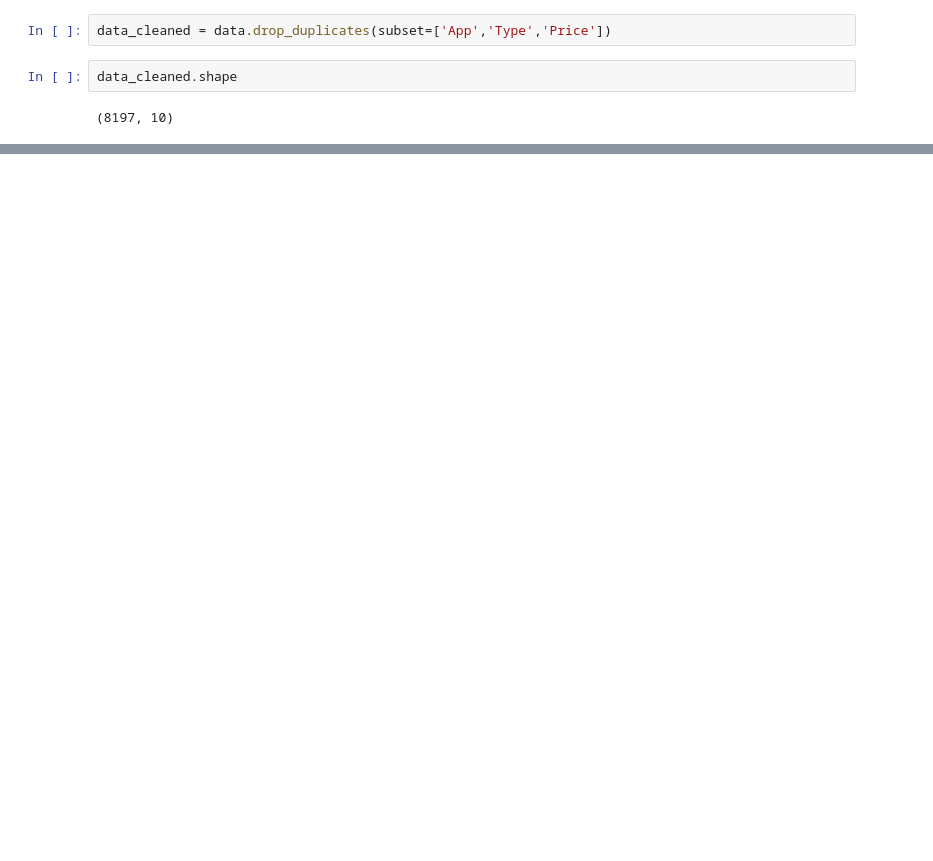
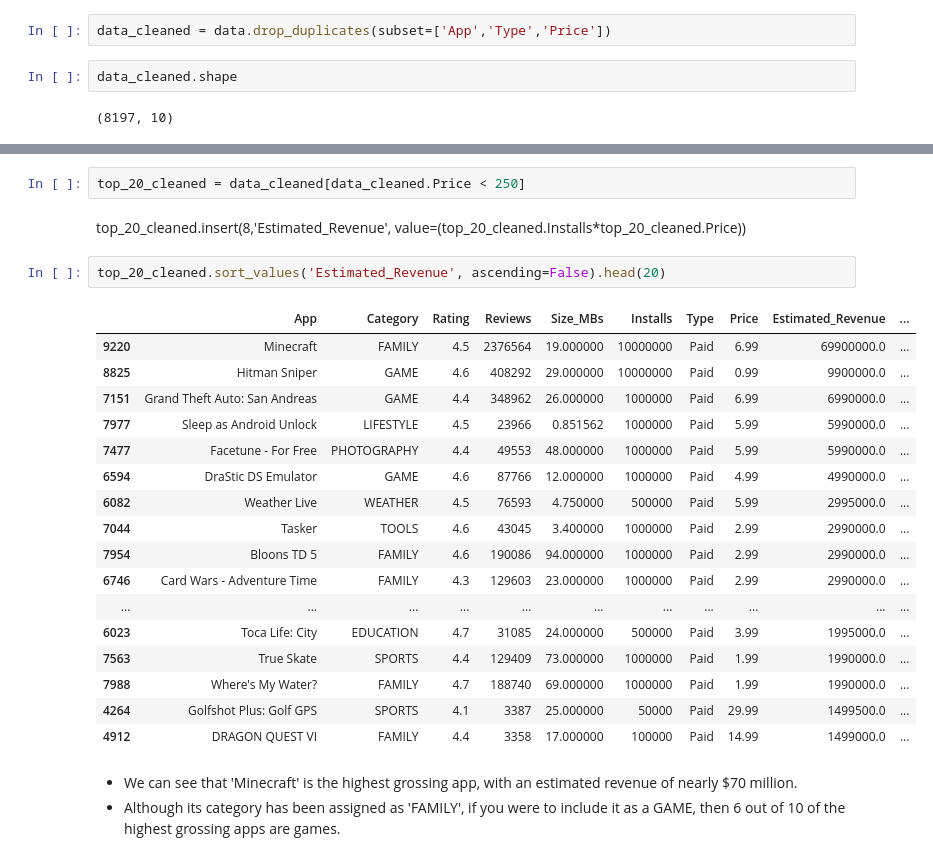
Before and after one commit to Am1tp/DataAnalysis-JupyterNotebook-GooglePlayStoreApps, a Jupyter notebook: GooglePlayStore.ipynb, the cells around one changed output, grey strips where cells are left out. Cells and saved outputs as stored; diff of their text form; blank space fills up the shorter version.

```diff
--- a/GooglePlayStore.ipynb
+++ b/GooglePlayStore.ipynb
@@ -217,0 +414,27 @@ data_cleaned.shape
+# %%
+top_20_cleaned = data_cleaned[data_cleaned.Price < 250]
+# %% [markdown]
+top_20_cleaned.insert(8,'Estimated_Revenue', value=(top_20_cleaned.Installs*top_20_cleaned.Price))
+# %%
+top_20_cleaned.sort_values('Estimated_Revenue', ascending=False).head(20)
+# %% [output]
+|  | App | Category | Rating | Reviews | Size_MBs | Installs | Type | Price | Estimated_Revenue | ... |
+| 9220 | Minecraft | FAMILY | 4.5 | 2376564 | 19.000000 | 10000000 | Paid | 6.99 | 69900000.0 | ... |
+| 8825 | Hitman Sniper | GAME | 4.6 | 408292 | 29.000000 | 10000000 | Paid | 0.99 | 9900000.0 | ... |
+| 7151 | Grand Theft Auto: San Andreas | GAME | 4.4 | 348962 | 26.000000 | 1000000 | Paid | 6.99 | 6990000.0 | ... |
+| 7977 | Sleep as Android Unlock | LIFESTYLE | 4.5 | 23966 | 0.851562 | 1000000 | Paid | 5.99 | 5990000.0 | ... |
+| 7477 | Facetune - For Free | PHOTOGRAPHY | 4.4 | 49553 | 48.000000 | 1000000 | Paid | 5.99 | 5990000.0 | ... |
+| 6594 | DraStic DS Emulator | GAME | 4.6 | 87766 | 12.000000 | 1000000 | Paid | 4.99 | 4990000.0 | ... |
+| 6082 | Weather Live | WEATHER | 4.5 | 76593 | 4.750000 | 500000 | Paid | 5.99 | 2995000.0 | ... |
+| 7044 | Tasker | TOOLS | 4.6 | 43045 | 3.400000 | 1000000 | Paid | 2.99 | 2990000.0 | ... |
+| 7954 | Bloons TD 5 | FAMILY | 4.6 | 190086 | 94.000000 | 1000000 | Paid | 2.99 | 2990000.0 | ... |
+| 6746 | Card Wars - Adventure Time | FAMILY | 4.3 | 129603 | 23.000000 | 1000000 | Paid | 2.99 | 2990000.0 | ... |
+| ... | ... | ... | ... | ... | ... | ... | ... | ... | ... | ... |
+| 6023 | Toca Life: City | EDUCATION | 4.7 | 31085 | 24.000000 | 500000 | Paid | 3.99 | 1995000.0 | ... |
+| 7563 | True Skate | SPORTS | 4.4 | 129409 | 73.000000 | 1000000 | Paid | 1.99 | 1990000.0 | ... |
+| 7988 | Where's My Water? | FAMILY | 4.7 | 188740 | 69.000000 | 1000000 | Paid | 1.99 | 1990000.0 | ... |
+| 4264 | Golfshot Plus: Golf GPS | SPORTS | 4.1 | 3387 | 25.000000 | 50000 | Paid | 29.99 | 1499500.0 | ... |
+| 4912 | DRAGON QUEST VI | FAMILY | 4.4 | 3358 | 17.000000 | 100000 | Paid | 14.99 | 1499000.0 | ... |
+# %% [markdown]
+- We can see that 'Minecraft' is the highest grossing app, with an estimated revenue of nearly $70 million.
+- Although its category has been assigned as 'FAMILY', if you were to include it as a GAME, then 6 out of 10 of the highest grossing apps are games.
```
Also changed, not shown: parts of 24 cells of this notebook.
